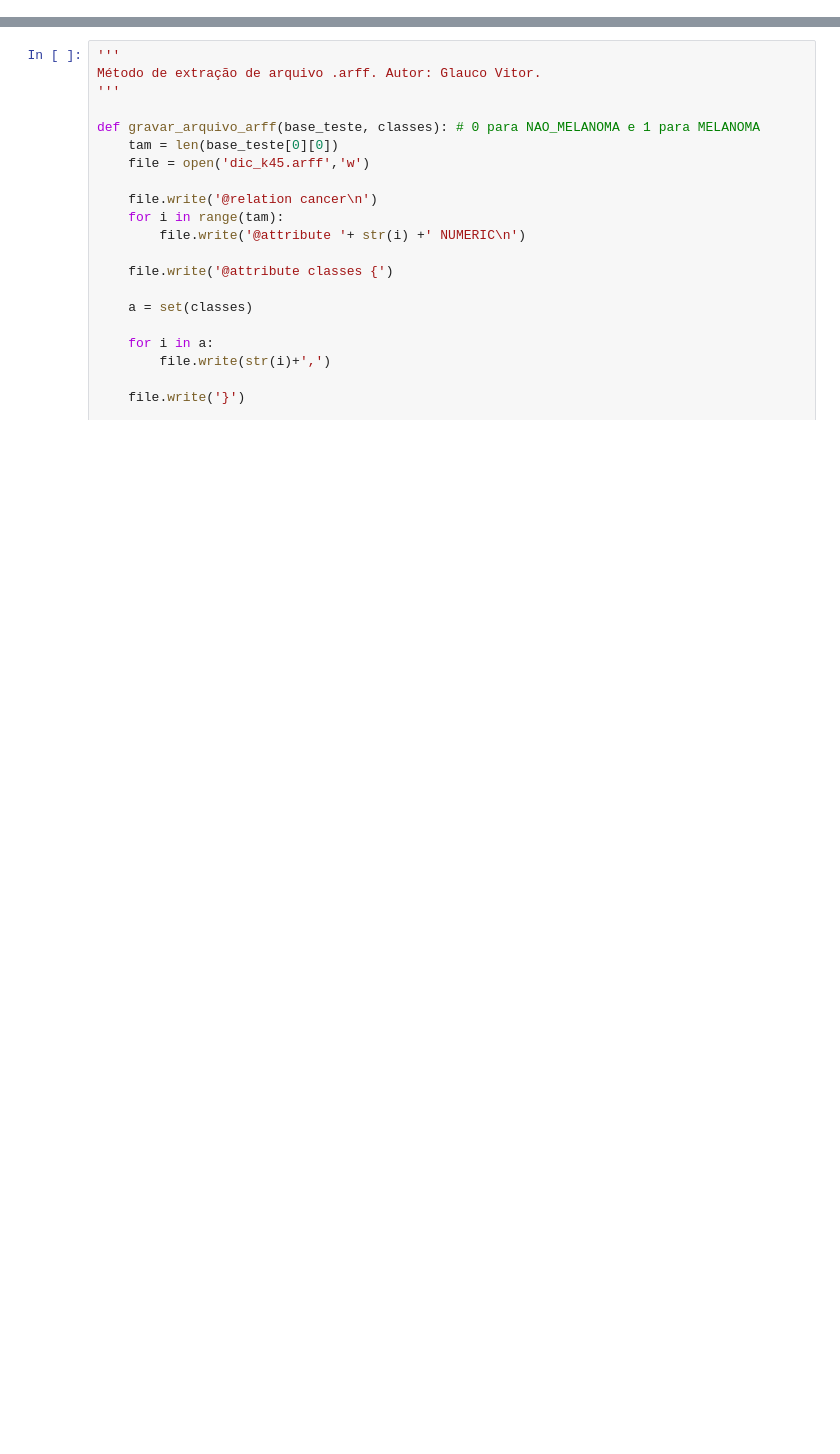
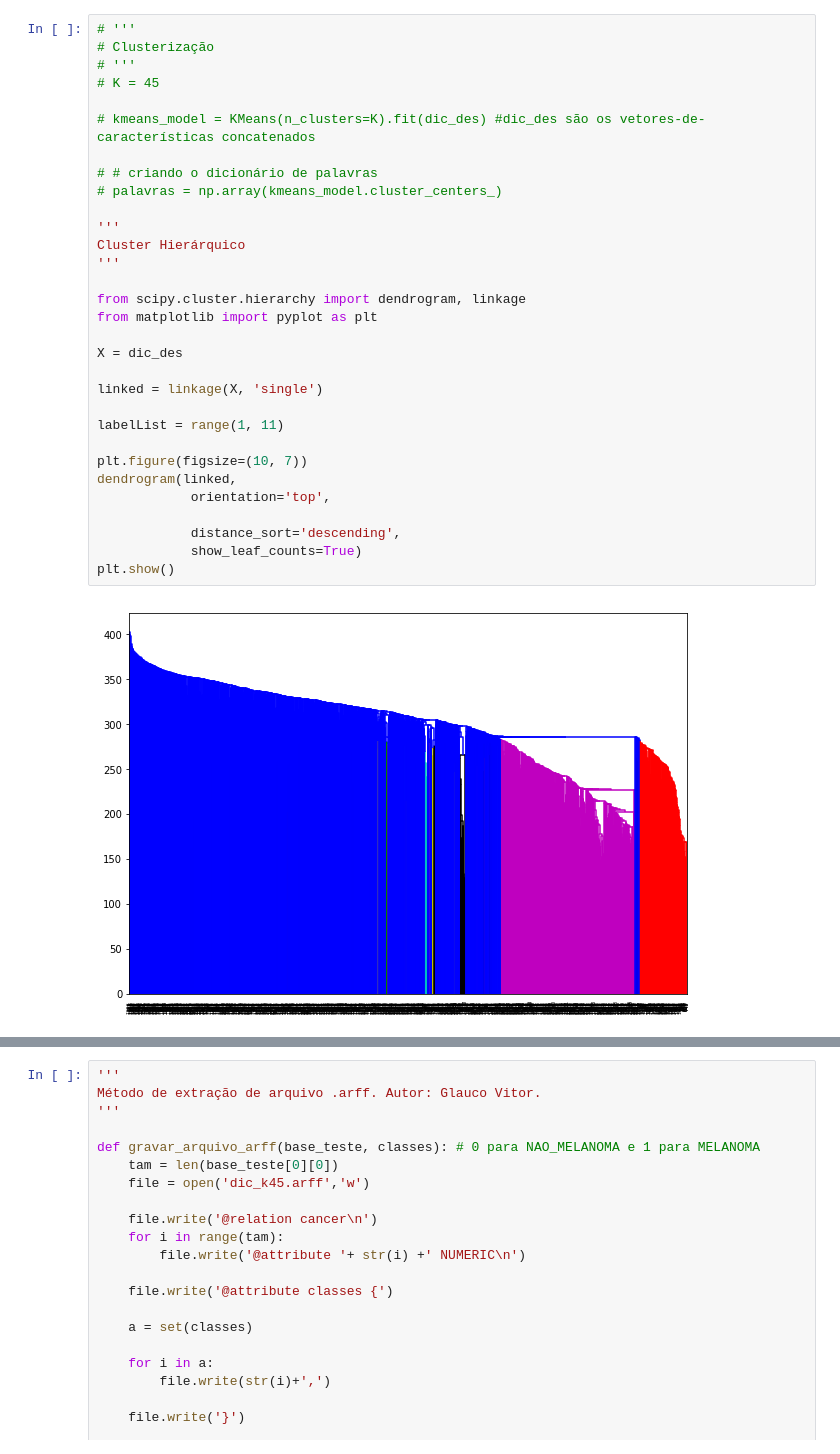
Before and after one commit to Renatafsouza/TCC, a Jupyter notebook: Teste/testeLab.ipynb, the cells around one changed output, grey strips where cells are left out. Saved outputs shown, nothing was run; the diff lists cells and outputs as text; blank space fills up the shorter version.

```diff
--- a/Teste/testeLab.ipynb
+++ b/Teste/testeLab.ipynb
@@ -54 +53,34 @@ palavras = np.array(kmeans_model.cluster_centers_)
 [figure]
+# %%
+# '''
+# Clusterização
+# '''
+# K = 45
+
+# kmeans_model = KMeans(n_clusters=K).fit(dic_des) #dic_des são os vetores-de-características concatenados
+
+# # criando o dicionário de palavras
+# palavras = np.array(kmeans_model.cluster_centers_)
+
+'''
+Cluster Hierárquico
+'''
+
+from scipy.cluster.hierarchy import dendrogram, linkage
+from matplotlib import pyplot as plt
+
+X = dic_des
+
+linked = linkage(X, 'single')
+
+labelList = range(1, 11)
+
+plt.figure(figsize=(10, 7))
+dendrogram(linked,
+            orientation='top',
+
+            distance_sort='descending',
+            show_leaf_counts=True)
+plt.show()
+# %% [output]
+[figure, added]
```
Also changed, not shown: parts of 3 cells of this notebook.
